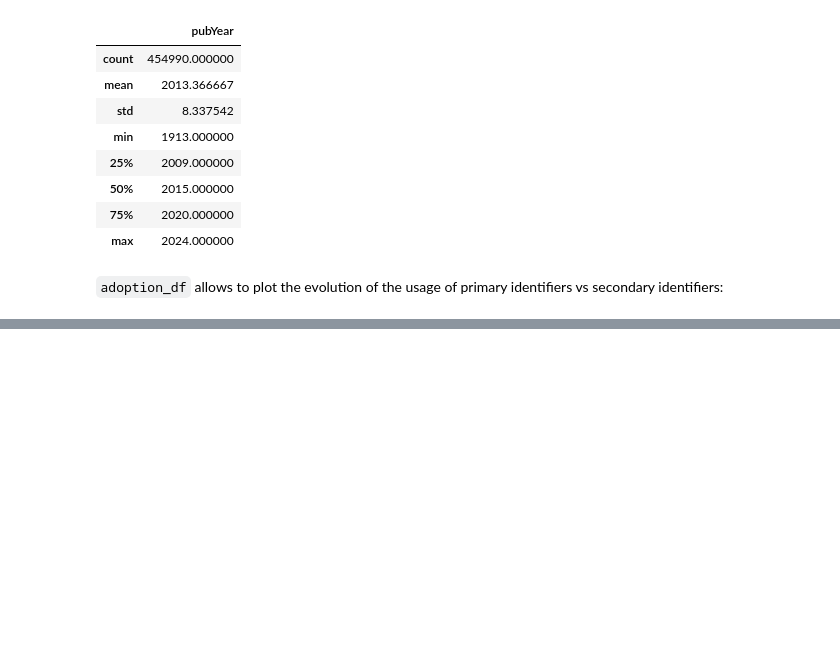
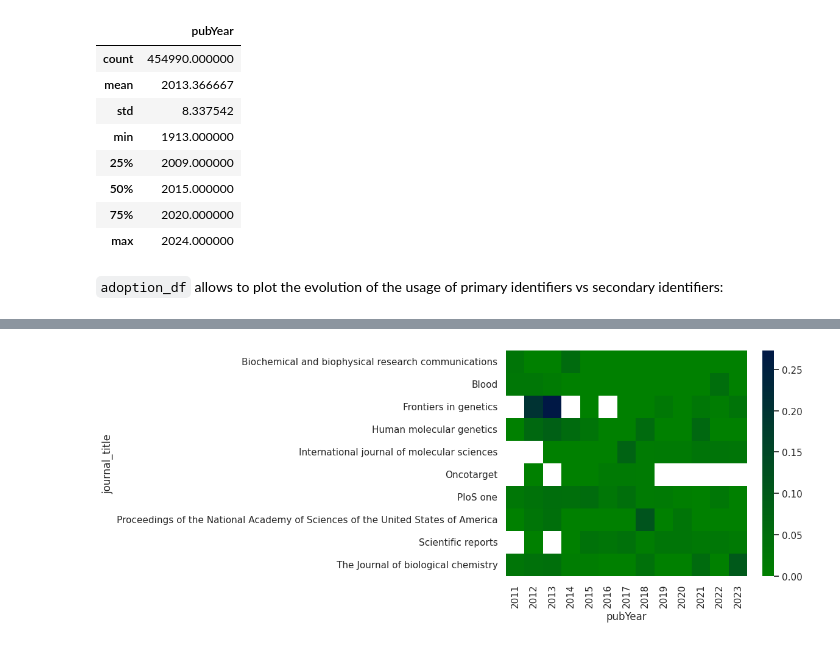
Before and after one commit to sec2pri/usecases, a Jupyter notebook: bibliometric_symbol_usage/HGNC_symbols_literature.ipynb, the cells around one changed output, grey strips where cells are left out. Drawn from its saved outputs; the diff is of its cells as text; code cells hidden in the pictures; blank space fills up the shorter version.

Commit message:
Added heatmaps, some documentation

```diff
--- a/bibliometric_symbol_usage/HGNC_symbols_literature.ipynb
+++ b/bibliometric_symbol_usage/HGNC_symbols_literature.ipynb
@@ -169,6 +187,5 @@ We calculate the sec2pri index for each gene for each Journal and Year.
 # %%
-def sec2pri(df, year):
-    df = df[df['pubYear'] == year]
+def sec2pri(df, aggregate_journal = True):
     primary_df = df[df['symbol_type'] == 'primary']
     secondary_df = df[df['symbol_type'] == 'secondary']
     grouped_primary = primary_df.groupby(['journal_title', 'pubYear', 'primarySymbol']).agg({'pmid': 'nunique'}).reset_index()
@@ -177,6 +194,13 @@ def sec2pri(df, year):
     merged.rename(columns={'pmid_x': 'pmid_primary', 'pmid_y': 'pmid_secondary'}, inplace=True)
     merged['pmid_secondary'] = merged['pmid_secondary'].fillna(0)
     merged['sec2pri'] = merged['pmid_secondary']/(merged['pmid_secondary']+merged['pmid_primary'])
-    merged['sec2pri_var'] = merged.groupby('primarySymbol')['sec2pri'].transform('var')
+
     merged = merged.drop(['secondarySymbol'], axis=1).drop_duplicates()
+    if aggregate_journal:
+        merged = merged.groupby(['journal_title', 'pubYear']).agg(
+            sec2pri_mean=('sec2pri', 'mean'),
+            #sec2pri_var=('sec2pri', 'var')
+).reset_index()
+    #else:
+        #merged['sec2pri_var'] = merged.groupby('primarySymbol')['sec2pri'].transform('var')
     return merged
@@ -306,0 +207,3 @@ list(set(subset_adoption_df['journal_title']))
+# %%
+sec2pri_all = sec2pri(adoption_df, False)
+sec2pri_all.sample(3)
@@ -306,0 +227,14 @@ list(set(subset_adoption_df['journal_title']))
+# %%
+# Pivot the data to create a table with years as columns and journals as rows
+sec2pri_filter = sec2pri_all[sec2pri_all['pubYear']>2010]
+sec2pri_filter = sec2pri_filter[sec2pri_filter['pmid_primary']>1]
+sec2pri_filter = sec2pri_filter[sec2pri_filter['journal_title'].isin(top_10)]
+table = sec2pri_filter.pivot_table(index='journal_title', columns='pubYear', values='sec2pri')
+
+# Create the heatmap using seaborn
+sns.heatmap(table, cmap='ocean', center=0.5)
+
+# Show the plot
+plt.show()
+# %% [output]
+[figure, added]
```
Also changed, not shown: parts of 29 cells of this notebook, 3 other files.
